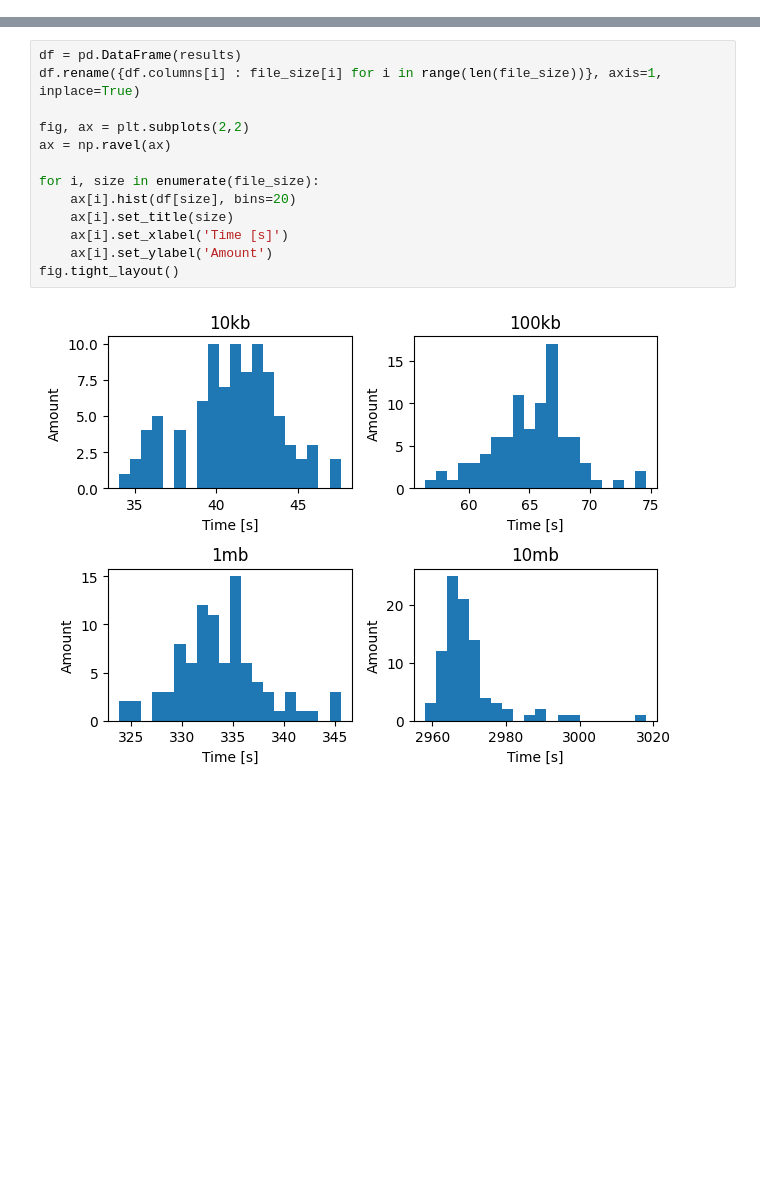
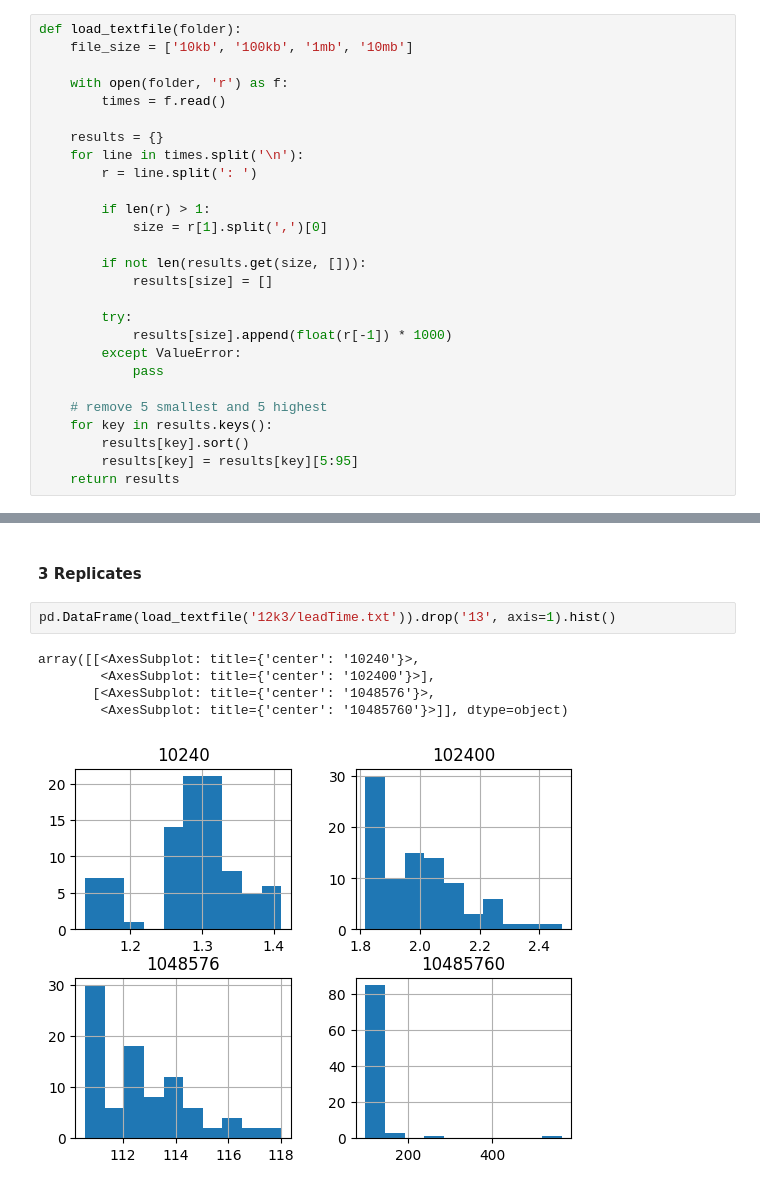
Before and after one commit to dalleman1/distributedstorage_project, a Jupyter notebook: testfolder/plots.ipynb, the cells around one changed output, grey strips where cells are left out. Cells and saved outputs as stored; diff of their text form; blank space fills up the shorter version.

```diff
--- a/testfolder/plots.ipynb
+++ b/testfolder/plots.ipynb
@@ -0,0 +26,27 @@
+# %%
+def load_textfile(folder):
+    file_size = ['10kb', '100kb', '1mb', '10mb']
+
+    with open(folder, 'r') as f:
+        times = f.read()
+
+    results = {}
+    for line in times.split('\n'):
+        r = line.split(': ')
+
+        if len(r) > 1:
+            size = r[1].split(',')[0]
+
+        if not len(results.get(size, [])):
+            results[size] = []
+
+        try:
+            results[size].append(float(r[-1]) * 1000)
+        except ValueError:
+            pass
+
+    # remove 5 smallest and 5 highest
+    for key in results.keys():
+        results[key].sort()
+        results[key] = results[key][5:95]
+    return results
@@ -68,15 +109,10 @@ for key in results.keys():
-# %%
-df = pd.DataFrame(results)
-df.rename({df.columns[i] : file_size[i] for i in range(len(file_size))}, axis=1, inplace=True)
-
-fig, ax = plt.subplots(2,2)
-ax = np.ravel(ax)
-
-for i, size in enumerate(file_size):
-    ax[i].hist(df[size], bins=20)
-    ax[i].set_title(size)
-    ax[i].set_xlabel('Time [s]')
-    ax[i].set_ylabel('Amount')
-fig.tight_layout()
-# %% [output]
-[figure, removed]
+# %% [markdown]
+#### 3 Replicates
+# %%
+pd.DataFrame(load_textfile('12k3/leadTime.txt')).drop('13', axis=1).hist()
+# %% [output]
+array([[<AxesSubplot: title={'center': '10240'}>,
+        <AxesSubplot: title={'center': '102400'}>],
+       [<AxesSubplot: title={'center': '1048576'}>,
+        <AxesSubplot: title={'center': '10485760'}>]], dtype=object)
+[figure, added]
```
Also changed, not shown: parts of 21 cells of this notebook, 35 other files.
